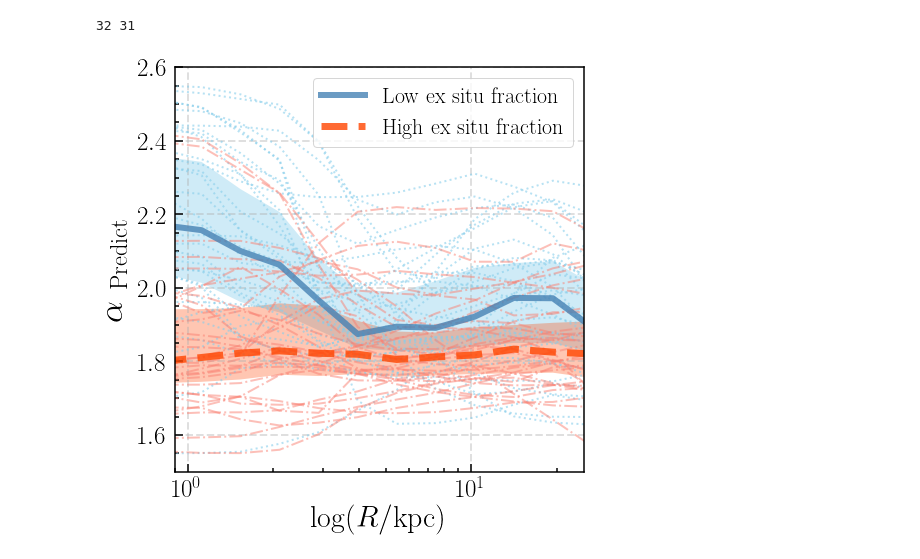
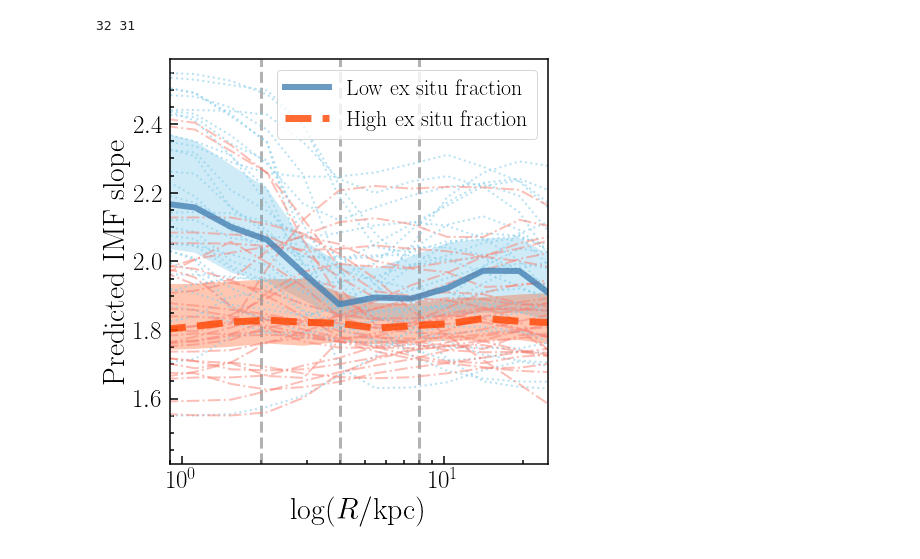
Before and after one commit to dr-guangtou/riker, a Jupyter notebook: demo/tng_m100_m10_exsitu.ipynb, the cells around one changed output. Saved outputs shown, nothing was run; the diff lists cells and outputs as text; code cells hidden in the pictures.

Commit message:
New alpha profile plot

```diff
--- a/demo/tng_m100_m10_exsitu.ipynb
+++ b/demo/tng_m100_m10_exsitu.ipynb
@@ -412,40 +412,44 @@ exsitu_low_84 = np.percentile(low_profiles, 84, axis=0)
 exsitu_upp_16 = np.percentile(upp_profiles, 16, axis=0)
 exsitu_upp_84 = np.percentile(upp_profiles, 84, axis=0)
 # %%
-fig_1 = plt.figure(figsize=(6.5, 6.5))
+fig_1 = plt.figure(figsize=(6.0, 6.5))
 fig_1.subplots_adjust(left=0.12, right=0.995, bottom=0.13,
                       top=0.995, wspace=0.00, hspace=0.00)
 ax1 = fig_1.add_subplot(111)
 
-ax1.grid(linestyle='--', linewidth=2, alpha=0.4, zorder=0)
+#ax1.grid(linestyle='--', linewidth=2, alpha=0.4, zorder=0)
+ax1.axvline(2.0, linewidth=3, alpha=0.6, color='grey', linestyle='--')
+ax1.axvline(4.0, linewidth=3, alpha=0.6, color='grey', linestyle='--')
+ax1.axvline(8.0, linewidth=3, alpha=0.6, color='grey', linestyle='--')
 
 ax1.set_xscale('log')
 
 for gal in exsitu_low:
     ax1.plot(gal['rad'], predict_imf_alpha(gal), alpha=0.6, c='skyblue',
              linewidth=2.0, linestyle=':', label='__no_label__')
 
 for gal in exsitu_upp:
     ax1.plot(gal['rad'], predict_imf_alpha(gal), alpha=0.5, c='salmon',
              linewidth=2.0, linestyle='-.', label='__no_label__')
 
 
 ax1.fill_between(gal['rad'], exsitu_low_16, exsitu_low_84, alpha=0.4, facecolor='skyblue')
 
 ax1.fill_between(gal['rad'], exsitu_upp_16, exsitu_upp_84, alpha=0.3, facecolor='orangered')
 
 
 ax1.plot(gal['rad'], exsitu_low_alpha, alpha=0.8, c='steelblue',
          linewidth=6.0, linestyle='-', label=r'$\rm Low\ ex\ situ\ fraction$')
 
 ax1.plot(gal['rad'], exsitu_upp_alpha, alpha=0.8, c='orangered',
          linewidth=7.0, linestyle='--', label=r'$\rm High\ ex\ situ\ fraction$')
 
 ax1.legend(fontsize=22, loc='best')
 
 ax1.set_xlim(0.9, 25)
+ax1.set_ylim(1.41, 2.59)
 
 _ = ax1.set_xlabel(r'$\log (R/\rm kpc)$', fontsize=30)
-_ = ax1.set_ylabel(r'$\alpha_{\ \rm Predict}$', fontsize=35)
+_ = ax1.set_ylabel(r'$\rm Predicted\ IMF\ slope$', fontsize=30)
 # %% [output]
-[figure, old version]
+[figure, new version]
```
Also changed, not shown: parts of 3 cells of this notebook.
